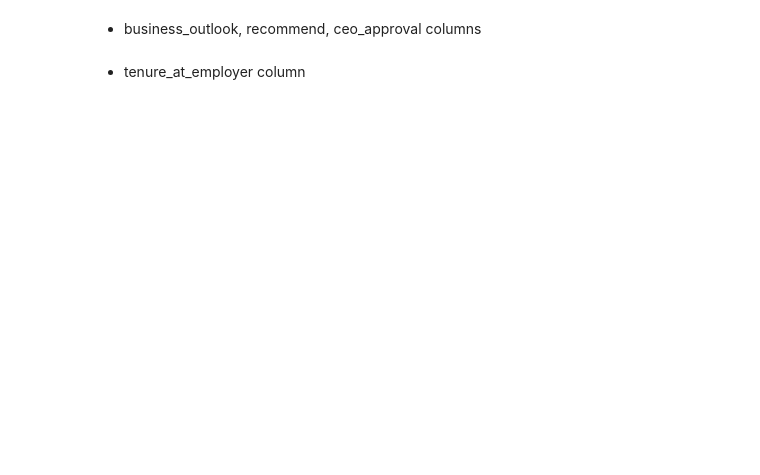
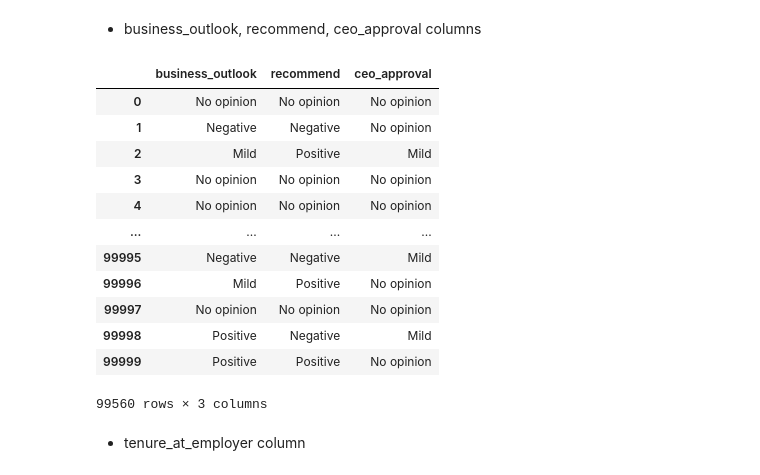
Before and after one commit to GitGamp/MYREPO, a Jupyter notebook: glassdoor_reviews_sample/data/01_data_cleaning.ipynb, the cells around one changed output. Saved outputs shown, nothing was run; the diff lists cells and outputs as text; code cells hidden in the pictures; blank space fills up the shorter version.

```diff
--- a/glassdoor_reviews_sample/data/01_data_cleaning.ipynb
+++ b/glassdoor_reviews_sample/data/01_data_cleaning.ipynb
@@ -15,4 +41 @@ df.dtypes
-# %%
-# ENABLE max column values display - for long text values
-pd.set_option('display.max_colwidth', None)
 # %% [markdown]
@@ -28,0 +99,3 @@ print('Duplicate rows: ', duplicates)
+# %%
+df = df.drop(df.columns[17], axis=1)
+df.head(2)
@@ -116,8 +211,0 @@ df['company']
-# %%
-# Drop empty "index" column
-df = df.drop(columns='index')
-
-# Drop 'advice' column
-df = df.drop(columns='advice')
-df.columns
-print(df.shape)
@@ -154,16 +272,3 @@ for col in obj_ratings:
-# %%
-obj_ratings = ['work_life_rating', 'senior_management_rating', 'comp_benefits_rating', 'career_opportunities_rating']
-
-# convert objects to floats
-df[obj_ratings] = df[obj_ratings].astype('float')
-
-for col in obj_ratings:
-    print('Unique values: '' ', f"{col}: {df[col].unique()}")
-
-df.info()
-
-## Keep ratings NaNs!!  These inidicate no response, not actually 0
-# 'overall_rating' has no NaNs because mandatory
 # %% [markdown]
 - DATE column
 # %%
@@ -189,11 +297,28 @@ print('Nulls after: ', df['review_title'].isna().sum())
 - business_outlook, recommend, ceo_approval columns
 # %%
 # map business_outlook, recommend, ceo_approval values to labels
-new_opp_vals = { 'v' : 'Positive', 'r': 'Mild', 'x': 'Negative', 'o' : 'No opinion'}
-df[opinion_map_cols] = df[opinion_map_cols].replace(new_opp_vals)
+opinion_map_cols = ['business_outlook', 'recommend', 'ceo_approval']
+opinion_map = { 'v' : 'Positive', 'r': 'Mild', 'x': 'Negative', 'o' : 'No opinion'}
+
+df[opinion_map_cols] = df[opinion_map_cols].apply(lambda col: col.map(opinion_map))
+
 
 # Verify changed values
 df[opinion_map_cols]
+# %% [output]
+|  | business_outlook | recommend | ceo_approval |
+| 0 | No opinion | No opinion | No opinion |
+| 1 | Negative | Negative | No opinion |
+| 2 | Mild | Positive | Mild |
+| 3 | No opinion | No opinion | No opinion |
+| 4 | No opinion | No opinion | No opinion |
+| ... | ... | ... | ... |
+| 99995 | Negative | Negative | Mild |
+| 99996 | Mild | Positive | No opinion |
+| 99997 | No opinion | No opinion | No opinion |
+| 99998 | Positive | Negative | Mild |
+| 99999 | Positive | Positive | No opinion |
+99560 rows × 3 columns
 # %% [markdown]
 - tenure_at_employer column
 # %%
```
Also changed, not shown: parts of 54 cells of this notebook, 2 other files.
